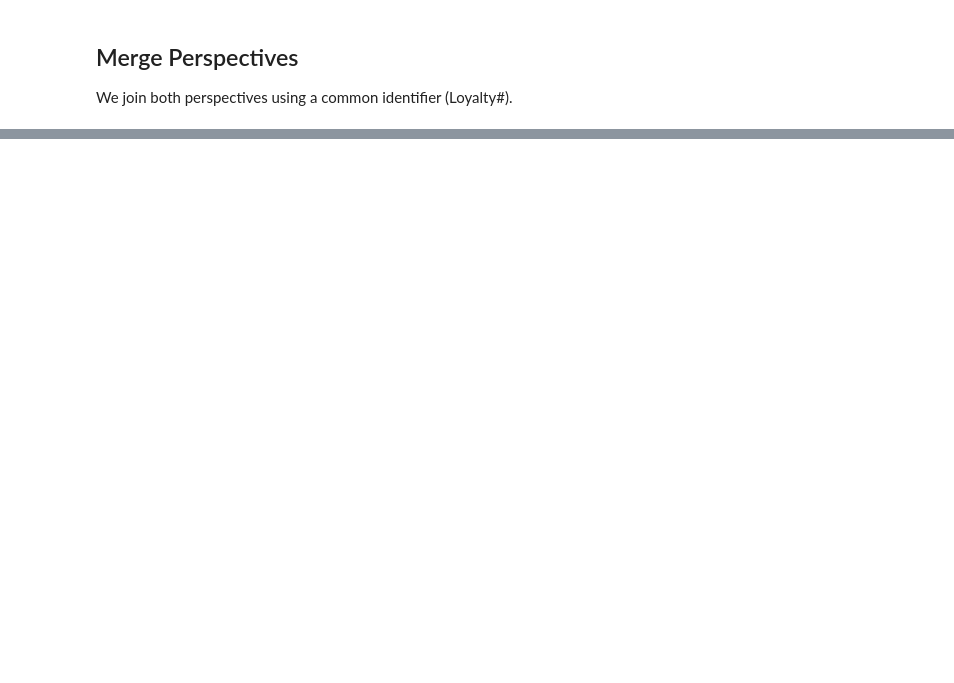
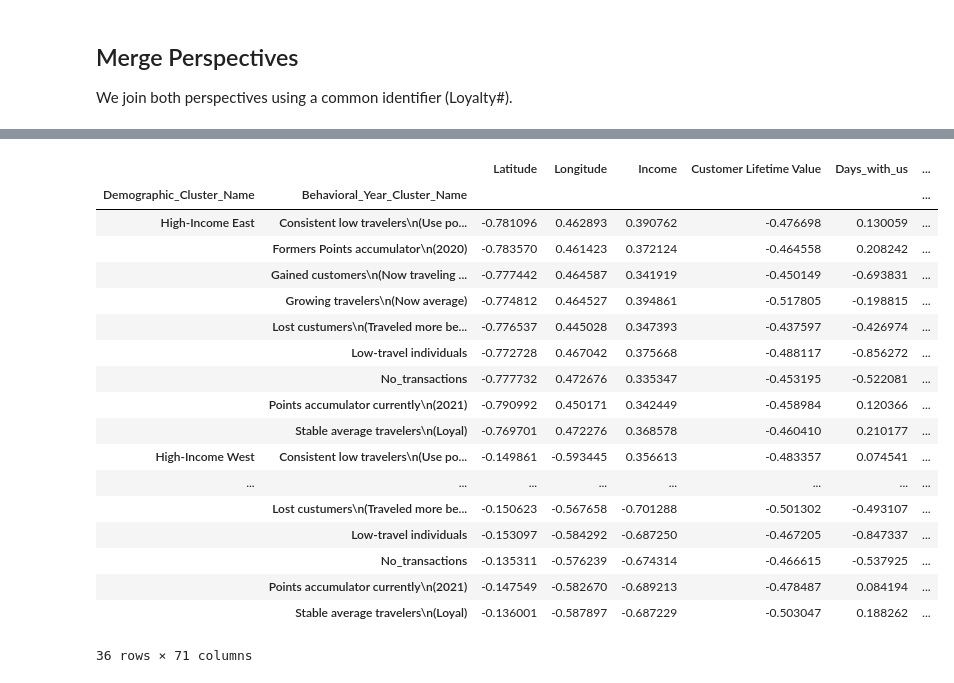
Before and after one commit to luisbdavila/Airline_Customer_Segmentation_DataMining_Project_Python, a Jupyter notebook: Final_delivery/Code/final.ipynb, the cells around one changed output, grey strips where cells are left out. Saved outputs shown, nothing was run; the diff lists cells and outputs as text; code cells hidden in the pictures; blank space fills up the shorter version.

```diff
--- a/Final_delivery/Code/final.ipynb
+++ b/Final_delivery/Code/final.ipynb
@@ -82,0 +145,2 @@ df_multi_perspective.head()
+# %%
+df_multi_perspective.fillna(0, inplace=True)
@@ -82,0 +149,4 @@ df_multi_perspective.head()
+# %%
+columns_to_drop=['Province or State','City','Gender','Education','Location Code','Marital Status','LoyaltyStatus',
+                 'Demographic_Cluster_Name', 'Behavioral_Year_Cluster_Name','Demographic_Cluster']
+df_for_modeling = df_multi_perspective.drop(columns_to_drop, axis=1)
@@ -82,0 +215,23 @@ df_multi_perspective.head()
+# %%
+df_centroids = df_for_modeling.groupby(['Demographic_Cluster_Name', 'Behavioral_Year_Cluster_Name']).mean()
+df_centroids
+# %% [output]
+|  |  | Latitude | Longitude | Income | Customer Lifetime Value | Days_with_us | ... |
+| Demographic_Cluster_Name | Behavioral_Year_Cluster_Name |  |  |  |  |  | ... |
+| High-Income East | Consistent low travelers\n(Use po... | -0.781096 | 0.462893 | 0.390762 | -0.476698 | 0.130059 | ... |
+|  | Formers Points accumulator\n(2020) | -0.783570 | 0.461423 | 0.372124 | -0.464558 | 0.208242 | ... |
+|  | Gained customers\n(Now traveling ... | -0.777442 | 0.464587 | 0.341919 | -0.450149 | -0.693831 | ... |
+|  | Growing travelers\n(Now average) | -0.774812 | 0.464527 | 0.394861 | -0.517805 | -0.198815 | ... |
+|  | Lost custumers\n(Traveled more be... | -0.776537 | 0.445028 | 0.347393 | -0.437597 | -0.426974 | ... |
+|  | Low-travel individuals | -0.772728 | 0.467042 | 0.375668 | -0.488117 | -0.856272 | ... |
+|  | No_transactions | -0.777732 | 0.472676 | 0.335347 | -0.453195 | -0.522081 | ... |
+|  | Points accumulator currently\n(2021) | -0.790992 | 0.450171 | 0.342449 | -0.458984 | 0.120366 | ... |
+|  | Stable average travelers\n(Loyal) | -0.769701 | 0.472276 | 0.368578 | -0.460410 | 0.210177 | ... |
+| High-Income West | Consistent low travelers\n(Use po... | -0.149861 | -0.593445 | 0.356613 | -0.483357 | 0.074541 | ... |
+| ... | ... | ... | ... | ... | ... | ... | ... |
+|  | Lost custumers\n(Traveled more be... | -0.150623 | -0.567658 | -0.701288 | -0.501302 | -0.493107 | ... |
+|  | Low-travel individuals | -0.153097 | -0.584292 | -0.687250 | -0.467205 | -0.847337 | ... |
+|  | No_transactions | -0.135311 | -0.576239 | -0.674314 | -0.466615 | -0.537925 | ... |
+|  | Points accumulator currently\n(2021) | -0.147549 | -0.582670 | -0.689213 | -0.478487 | 0.084194 | ... |
+|  | Stable average travelers\n(Loyal) | -0.136001 | -0.587897 | -0.687229 | -0.503047 | 0.188262 | ... |
+36 rows × 71 columns
```
Also changed, not shown: parts of 30 cells of this notebook, 2 other files.
